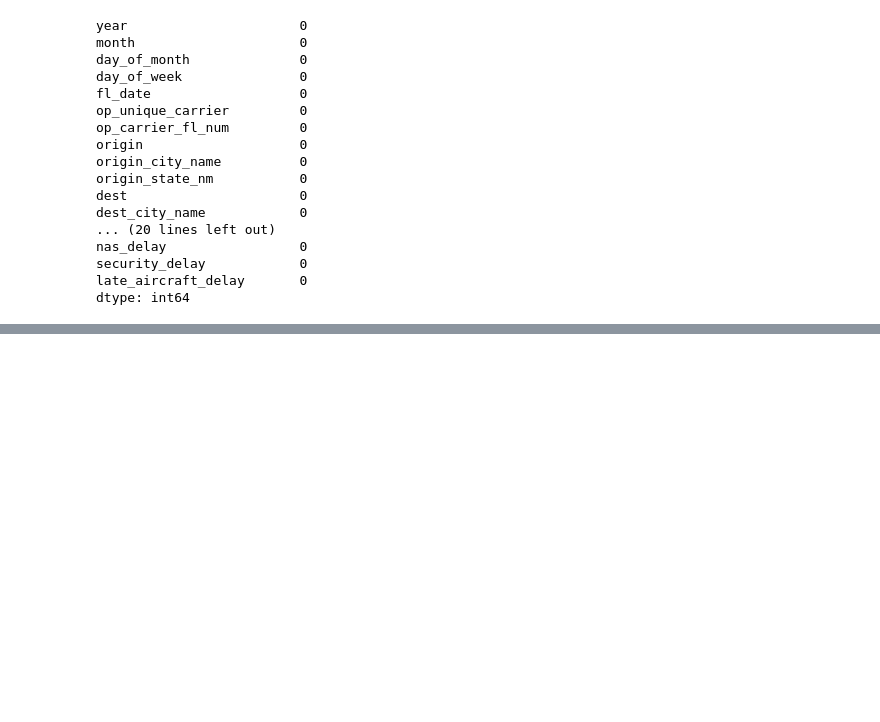
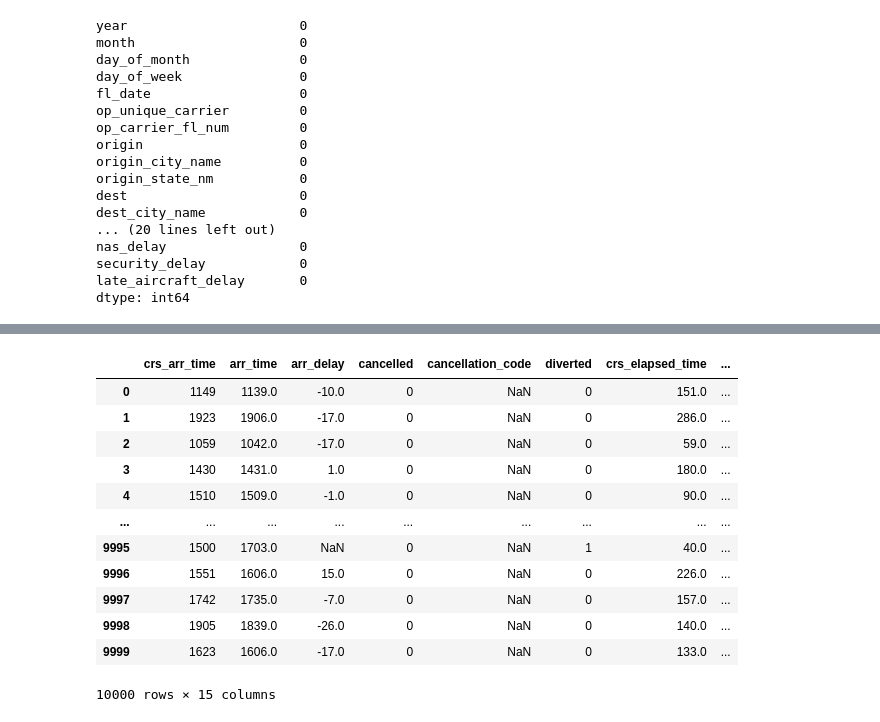
Before and after one commit to hemant815/100-ML-DL-AI-Projects, a Jupyter notebook: 44-Flight-Delay/flight.ipynb, the cells around one changed output, grey strips where cells are left out. Saved outputs shown, nothing was run; the diff lists cells and outputs as text; code cells hidden in the pictures; blank space fills up the shorter version.

```diff
--- a/44-Flight-Delay/flight.ipynb
+++ b/44-Flight-Delay/flight.ipynb
@@ -69,0 +97,16 @@ dtype: int64
+# %%
+df.iloc[:,20:]
+# %% [output]
+|  | crs_arr_time | arr_time | arr_delay | cancelled | cancellation_code | diverted | crs_elapsed_time | ... |
+| 0 | 1149 | 1139.0 | -10.0 | 0 | NaN | 0 | 151.0 | ... |
+| 1 | 1923 | 1906.0 | -17.0 | 0 | NaN | 0 | 286.0 | ... |
+| 2 | 1059 | 1042.0 | -17.0 | 0 | NaN | 0 | 59.0 | ... |
+| 3 | 1430 | 1431.0 | 1.0 | 0 | NaN | 0 | 180.0 | ... |
+| 4 | 1510 | 1509.0 | -1.0 | 0 | NaN | 0 | 90.0 | ... |
+| ... | ... | ... | ... | ... | ... | ... | ... | ... |
+| 9995 | 1500 | 1703.0 | NaN | 0 | NaN | 1 | 40.0 | ... |
+| 9996 | 1551 | 1606.0 | 15.0 | 0 | NaN | 0 | 226.0 | ... |
+| 9997 | 1742 | 1735.0 | -7.0 | 0 | NaN | 0 | 157.0 | ... |
+| 9998 | 1905 | 1839.0 | -26.0 | 0 | NaN | 0 | 140.0 | ... |
+| 9999 | 1623 | 1606.0 | -17.0 | 0 | NaN | 0 | 133.0 | ... |
+10000 rows × 15 columns
```
Also changed, not shown: parts of 21 cells of this notebook, 1 other file.
